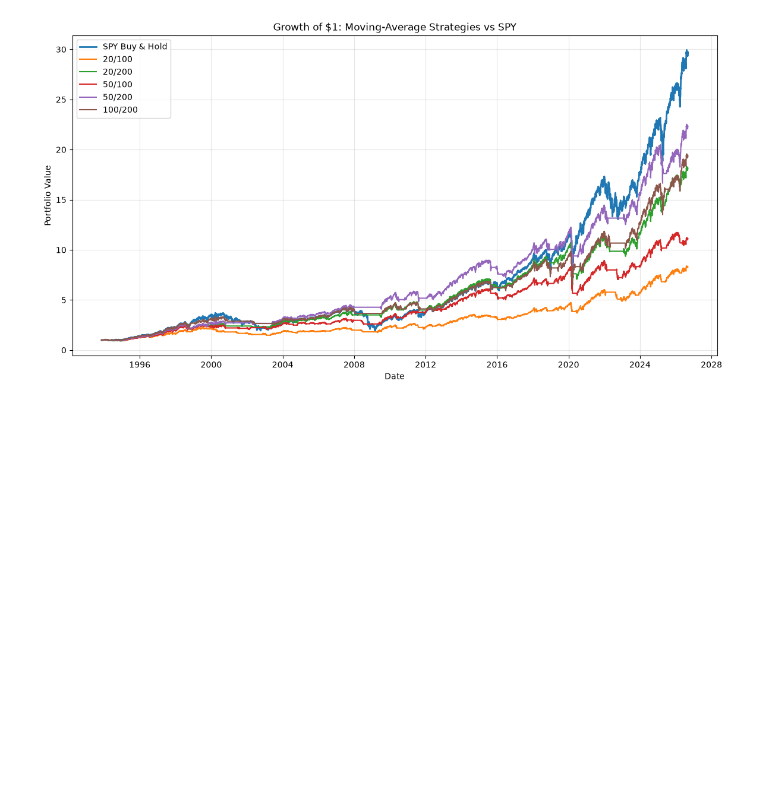
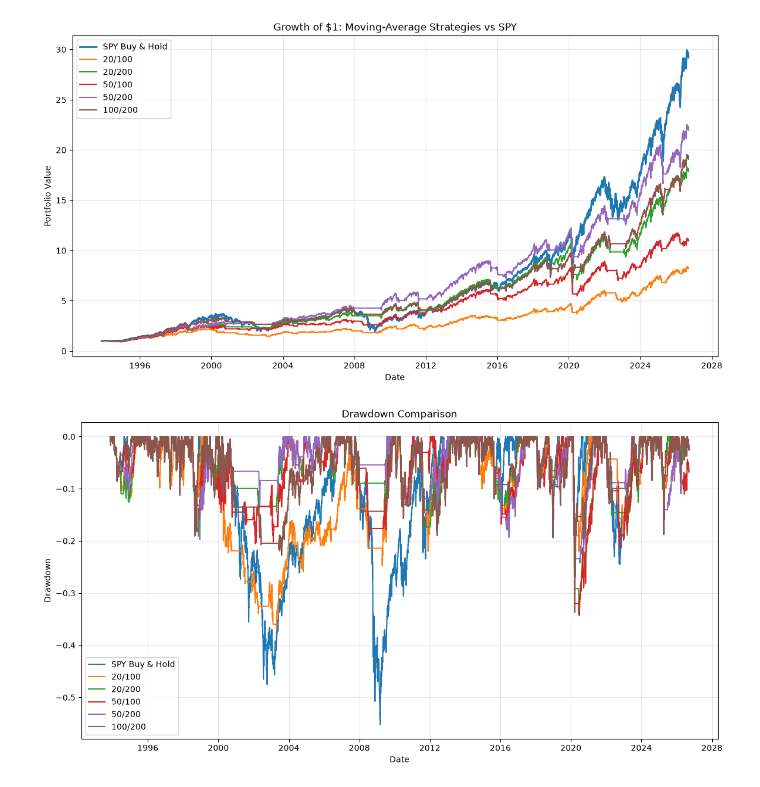
Before and after one commit to NutellaJello/SPY-backtest, a Jupyter notebook: spy_ma_research.ipynb, the cells around one changed output. Cells and saved outputs as stored; diff of their text form; code cells hidden in the pictures; blank space fills up the shorter version.

```diff
--- a/spy_ma_research.ipynb
+++ b/spy_ma_research.ipynb
@@ -315,3 +332,42 @@ plt.savefig("equity_curves.png", dpi=300, bbox_inches="tight")
 plt.show()
 # %% [output]
 [figure]
+# %%
+#Drawdowns: how far is the portfolio from its previous peak.
+#Maximum drawdown is the maximum loss from a peak to a trough of a portfolio, before a new peak is attained.
+#This is important because it shows how much you could lose if you invested at the wrong time.
+
+# day by day equity_curve shows how much total values you have in portfolio.
+# portfolio value can go up and down. Drawdown is the percentage loss from the previous peak.
+def calculate_drawdown(equity_curve):
+    running_peak = equity_curve.cummax()
+    return equity_curve / running_peak - 1
+
+bt["Drawdown_SPY"] = calculate_drawdown(bt["Equity_SPY"])
+
+for short_window, long_window in MA_PAIRS:
+    name = f"{short_window}_{long_window}"
+    bt[f"Drawdown_{name}"] = calculate_drawdown(
+        bt[f"Equity_{name}"]
+    )
+# %%
+plt.figure(figsize=(14, 7))
+
+plt.plot(bt.index, bt["Drawdown_SPY"], label="SPY Buy & Hold")
+
+for short_window, long_window in MA_PAIRS:
+    name = f"{short_window}_{long_window}"
+    plt.plot(
+        bt.index,
+        bt[f"Drawdown_{name}"],
+        label=f"{short_window}/{long_window}"
+    )
+
+plt.title("Drawdown Comparison")
+plt.xlabel("Date")
+plt.ylabel("Drawdown")
+plt.legend()
+plt.grid(alpha=0.3)
+plt.show()
+# %% [output]
+[figure, added]
```
Also changed, not shown: parts of 10 cells of this notebook, 2 other files.
